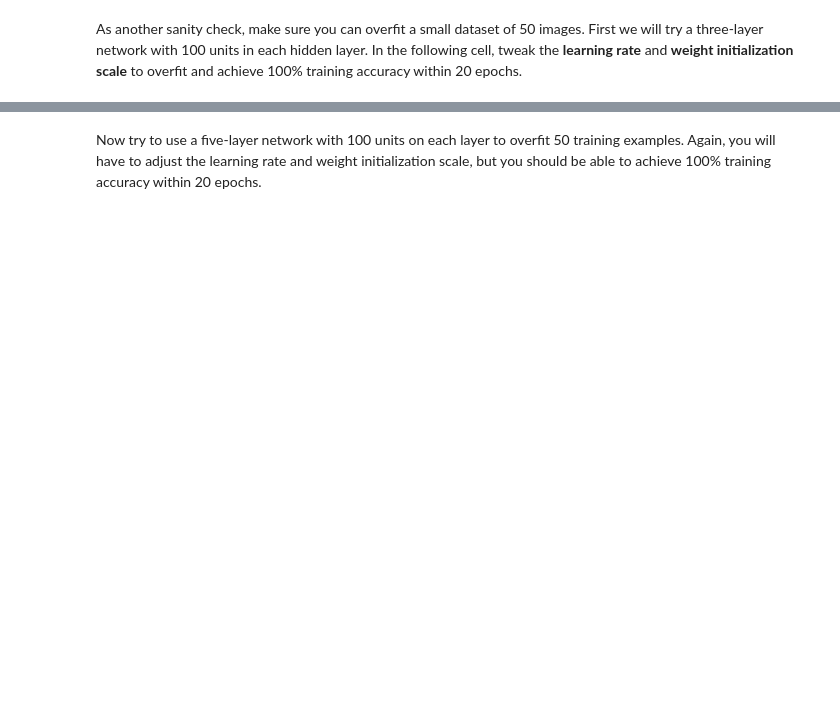
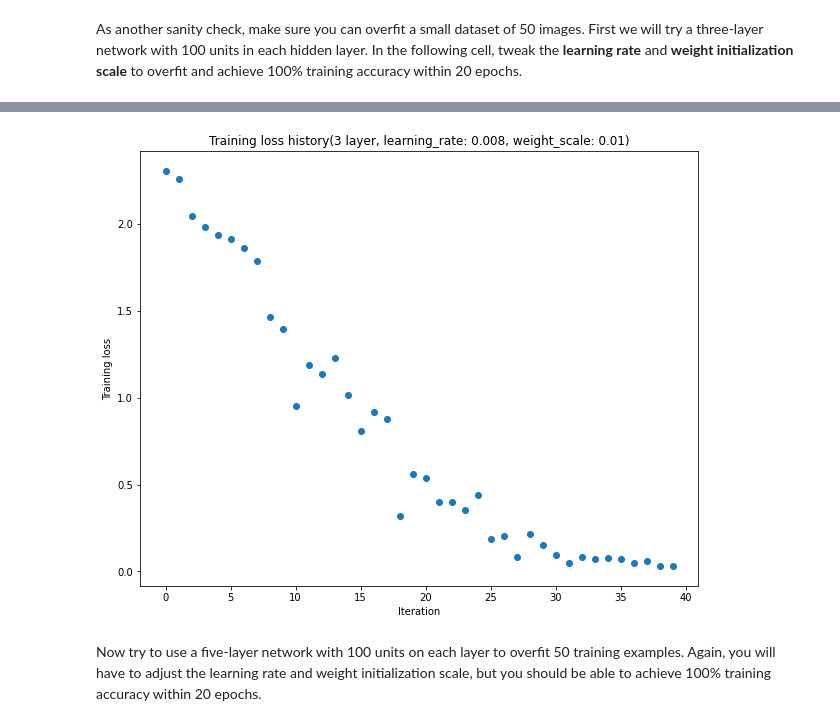
Before and after one commit to kevinva/sysuhomework, a Jupyter notebook: 计算机图像处理/大作业/final-project/FullyConnectedNets.ipynb, the cells around one changed output, grey strips where cells are left out. Cells and saved outputs as stored; diff of their text form; code cells hidden in the pictures; blank space fills up the shorter version.

```diff
--- a/计算机图像处理/大作业/final-project/FullyConnectedNets.ipynb
+++ b/计算机图像处理/大作业/final-project/FullyConnectedNets.ipynb
@@ -359,6 +425,7 @@ As another sanity check, make sure you can overfit a small dataset of 50 images.
 # %%
 # TODO: Use a three-layer Net to overfit 50 training examples by
 # tweaking just the learning rate and initialization scale.
+import time
 
 num_train = 50
 small_data = {
@@ -369,7 +436,7 @@ small_data = {
 }
 
 weight_scale = 1e-2   # Experiment with this!
-learning_rate = 1e-4  # Experiment with this!
+learning_rate = 8e-3  # Experiment with this!
 model = FullyConnectedNet([100, 100],
               weight_scale=weight_scale, dtype=np.float64)
 solver = Solver(model, small_data,
@@ -382,7 +449,11 @@ solver = Solver(model, small_data,
 solver.train()
 
 plt.plot(solver.loss_history, 'o')
-plt.title('Training loss history')
+plt.title('Training loss history(3 layer, learning_rate: {}, weight_scale: {})'.format(learning_rate, weight_scale))
 plt.xlabel('Iteration')
 plt.ylabel('Training loss')
-plt.show()
+# plt.show()
+
+filePath = './output/fc_{}.png'.format(int(time.time()))
+plt.savefig(filePath)
+# %% [output]
@@ -389,3 +477,4 @@ plt.show()
+[figure, added]
 # %% [markdown]
 Now try to use a five-layer network with 100 units on each layer to overfit 50 training examples. Again, you will have to adjust the learning rate and weight initialization scale, but you should be able to achieve 100% training accuracy within 20 epochs.
 # %%
```
Also changed, not shown: parts of 7 cells of this notebook, 4 other files.
